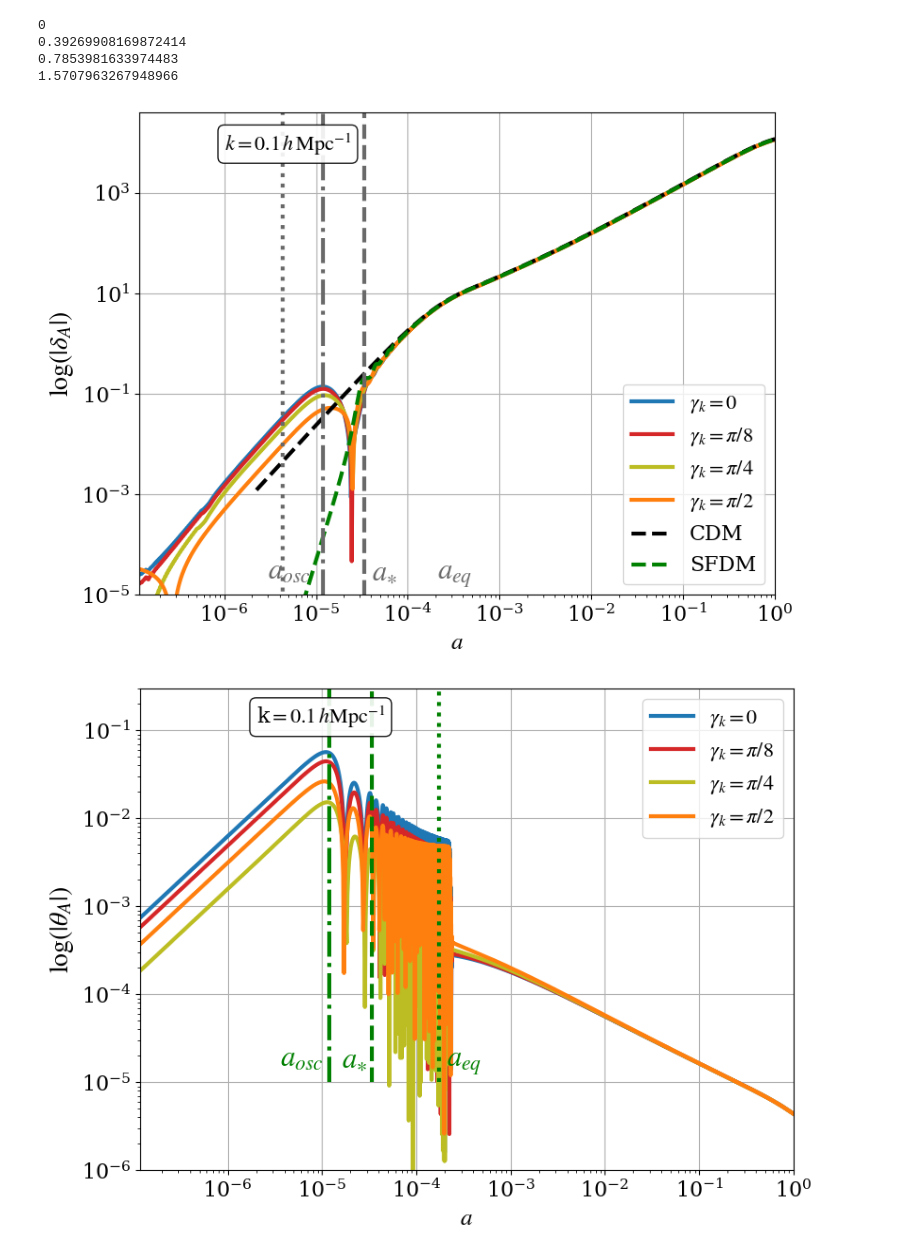
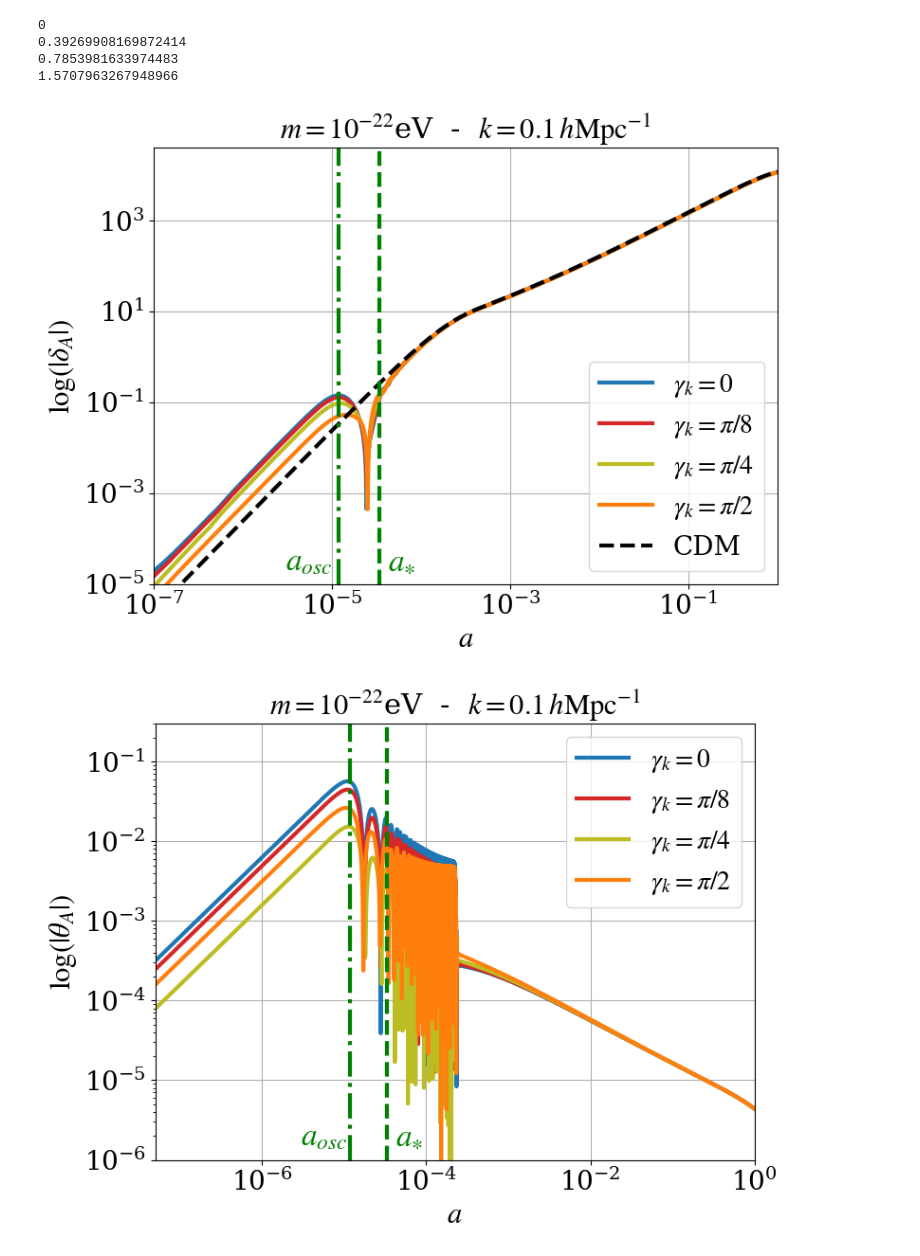
Before and after one commit to classULDM/class.VFDM, a Jupyter notebook: notebooks/Python_wrapper/one_k_gamma_sweep.ipynb, the cells around one changed output. Drawn from its saved outputs; the diff is of its cells as text; code cells hidden in the pictures.

```diff
--- a/notebooks/Python_wrapper/one_k_gamma_sweep.ipynb
+++ b/notebooks/Python_wrapper/one_k_gamma_sweep.ipynb
@@ -29,7 +29,11 @@ k_out = [0.01, 0.1, 1]  # 1/Mpc    Los k tienen que estar en unidades de 1/Mpc p
 mass = 1.e-25 # eV
 
 # Precision overrides (previously hard-coded in include/precisions.h, now set per-notebook)
-precision_settings = {'tol_perturbations_integration': 1.e-5}
+precision_settings = {
+    'start_small_k_at_tau_c_over_tau_h': 0.0004,
+    'start_large_k_at_tau_h_over_tau_k': 0.001,
+    'tol_perturbations_integration': 1.e-6
+}
 
 lcdm_settings = {'omega_b':omega_b,'Omega_cdm':omega_cdm/h_planck**2,'100*theta_s': theta_s,'ln10^{10}A_s' : As
                  ,'n_s':ns,'tau_reio':tau_reio,
@@ -456,72 +341,74 @@ for i in range(len(angles)):
     k_over_ma2H = interp1d(background_k_over_ma2H, background_a)
     k_over_ma = interp1d(background_k_over_ma, background_a)(1.)
 
-    plt.xlabel(r'$a$', size=18)
-    plt.ylabel(r'$\log(|\delta_A|)$', size=20)
+    plt.xlabel(r'$a$', size=22)
+    plt.ylabel(r'$\log(|\delta_A|)$', size=22)
     plt.loglog(a, np.abs(delta_vf), color=color_angles[i], label=r'$\gamma_{k}=%s$'% str(angles_label[i]), lw=3)
 plt.loglog(a_lcdm, np.abs(delta_lcdm), 'k--', label=r'CDM', lw=3)
-plt.loglog(a_scf, np.abs(delta_scf), 'g--', label=r'SFDM', lw=3)
-plt.vlines(k_over_aH, ymin=1.e-5, ymax=1.e5,color='dimgrey',linestyle='dashed',lw=3)
-plt.vlines(a_osc, ymin=1.e-5, ymax=1.e5,color='dimgrey',linestyle='dashdot',lw=3)
-plt.vlines(k_over_ma, ymin=1.e-8, ymax=1.e5,color='dimgrey',linestyle='dotted',lw=3)
-plt.text(1.2*a_equality(1.), 2*1.e-5, r'$a_{eq}$', fontdict={'color':'dimgrey', 'fontweight':'bold'}, size=22)
-plt.text(0.25*a_osc, 2*1.e-5, r'$a_{osc}$', fontdict={'color':'dimgrey', 'fontweight':'bold'}, size=22)
-plt.text(1.2*k_over_aH, 2*1.e-5, r'$a_{\ast}$', fontdict={'color':'dimgrey', 'fontweight':'bold'}, size=22)
-plt.legend(loc='lower right', fontsize=16)
-plt.text(1.e-6, 7.e3, r'$k =  %s \,h\,\rm{Mpc}^{-1}$' % str(k_in_h), bbox=dict(facecolor='white', boxstyle='round',alpha=0.9), size=16)
+#plt.loglog(a_scf, np.abs(delta_scf), 'g--', label=r'SFDM', lw=3)
+plt.vlines(k_over_aH, ymin=1.e-5, ymax=1.e5,color='g',linestyle='dashed',lw=3)
+plt.vlines(a_osc, ymin=1.e-5, ymax=1.e5,color='g',linestyle='dashdot',lw=3)
+#plt.vlines(k_over_ma, ymin=1.e-8, ymax=1.e5,color='dimgrey',linestyle='dotted',lw=3)
+#plt.text(1.2*a_equality(1.), 2*1.e-5, r'$a_{eq}$', fontdict={'color':'dimgrey', 'fontweight':'bold'}, size=22)
+plt.text(0.25*a_osc, 2*1.e-5, r'$a_{osc}$', fontdict={'color':'g', 'fontweight':'bold'}, size=24)
+plt.text(1.25*k_over_aH, 2*1.e-5, r'$a_{\ast}$', fontdict={'color':'g', 'fontweight':'bold'}, size=24)
+plt.legend(loc='lower right', fontsize=20)
+#plt.text(1.e-6, 7.e3, r'$k =  %s \,h\,\rm{Mpc}^{-1}$' % str(k_in_h), bbox=dict(facecolor='white', boxstyle='round',alpha=0.9), size=16)
 plt.grid()
 plt.ylim(1.e-5, 4.e4)
-plt.xlim(a[0], 1)
+plt.xlim(1e-7, 1)
+plt.title(r'$m = 10^{-22}$eV  -  $k = 0.1 \,h \rm{Mpc}^{-1}$', fontsize=22)
+plt.tick_params(axis='both',labelsize=20)
 plt.tight_layout()
-plt.tick_params(axis='both',labelsize=16)
 plt.savefig('../../Figures/delta_A_angles_m=%s_k=01.pdf'%str(mass)[-3:])
 plt.show()
 # %% [output]
-[figure, old version]
+[figure, new version]
 # %%
 # THETA  k = 0.1
 plt.figure(figsize=(8, 6))
 for i in range(len(angles)):
 
     one_k = perts[i]['scalar'][0]
     one_k_lcdm = perturbations_lcdm['scalar'][0]
     theta_vf = one_k['theta_vf']
     a = one_k['a']
     a_lcdm = one_k_lcdm['a']
     h = h_planck # get reduced Hubble for conversions to 1/Mpc
     background_z = background_lcdm['z'] # read redshift
     background_a = 1/(1+background_z)
     rad_abundance = background_lcdm['(.)rho_g']/background_lcdm['(.)rho_crit']
     mat_abundance = (background_lcdm['(.)rho_cdm']+background_lcdm['(.)rho_b'])/background_lcdm['(.)rho_crit']
     a_equality = interp1d(mat_abundance/rad_abundance, background_a)
     a_osc = interp1d(background_lcdm['H [1/Mpc]']/(mass * 1.56 * 1.e29), background_a)(1.)
 
     background_k_over_aH = k/(background_lcdm['H [1/Mpc]']*background_a) # read k/aH = k(1+z)/H
     background_k_over_ma2H = k*np.sqrt(1/(mass* 1.56*10**(29) * background_lcdm['H [1/Mpc]'])*background_z*background_z)
     background_k_over_ma = k/(mass * 1.56* 10**(29) * background_a)
 
     k_over_aH = interp1d(background_k_over_aH, background_a)(1.)
     k_over_ma2H = interp1d(background_k_over_ma2H, background_a)
     k_over_ma = interp1d(background_k_over_ma, background_a)(1.)
 
-    plt.xlabel(r'$a$', size=18)
-    plt.ylabel(r'$\log(|\theta_A|)$', size=20)
+    plt.xlabel(r'$a$', size=22)
+    plt.ylabel(r'$\log(|\theta_A|)$', size=22)
     plt.loglog(a, np.abs(theta_vf), color=color_angles[i], label=r'$\gamma_{k}=%s$'% str(angles_label[i]), lw=3)
-plt.vlines(k_over_aH, ymin=1.e-5, ymax=1.e2,color='g',linestyle='dashed',lw=3)
-plt.vlines(a_osc, ymin=1.e-5, ymax=1.e2,color='g',linestyle='dashdot',lw=3)
-plt.vlines(a_equality(1.), ymin=1.e-5, ymax=1.e5,color='g',linestyle='dotted',lw=3)
-plt.text(1.2*a_equality(1.), 1.5*1.e-5, r'$a_{eq}$', fontdict={'color':'g', 'fontweight':'bold'}, size=22)
-plt.text(0.3*a_osc, 1.5*1.e-5, r'$a_{osc}$', fontdict={'color':'g', 'fontweight':'bold'}, size=22)
-plt.text(0.48*k_over_aH, 1.5*1.e-5, r'$a_{\ast}$', fontdict={'color':'g', 'fontweight':'bold'}, size=22)
-plt.legend(loc='upper right', fontsize=16)
-plt.text(2.e-6, 1.2e-1, r'k$ =  %s \,h\rm{Mpc}^{-1}$' % str(k_in_h), bbox=dict(facecolor='white', boxstyle='round',alpha=0.9), size=16)
+plt.vlines(k_over_aH, ymin=1.e-6, ymax=1.e2,color='g',linestyle='dashed',lw=3)
+plt.vlines(a_osc, ymin=1.e-6, ymax=1.e2,color='g',linestyle='dashdot',lw=3)
+#plt.vlines(a_equality(1.), ymin=1.e-5, ymax=1.e5,color='g',linestyle='dotted',lw=3)
+#plt.text(1.2*a_equality(1.), 1.5*1.e-5, r'$a_{eq}$', fontdict={'color':'g', 'fontweight':'bold'}, size=22)
+plt.text(0.25*a_osc, 1.5*1.e-6, r'$a_{osc}$', fontdict={'color':'g', 'fontweight':'bold'}, size=24)
+plt.text(1.25*k_over_aH, 1.5*1.e-6, r'$a_{\ast}$', fontdict={'color':'g', 'fontweight':'bold'}, size=24)
+plt.legend(loc='upper right', fontsize=20)
+#plt.text(2.e-6, 1.2e-1, r'k$ =  %s \,h\rm{Mpc}^{-1}$' % str(k_in_h), bbox=dict(facecolor='white', boxstyle='round',alpha=0.9), size=16)
 plt.grid()
+plt.ylim(1.e-6, 0.3)
+plt.xlim(5.e-8, 1)
+plt.tick_params(axis='both',labelsize=20)
+plt.title(r'$m = 10^{-22}$eV  -  $k = 0.1 \,h \rm{Mpc}^{-1}$', fontsize=22)
 plt.tight_layout()
-plt.ylim(1.e-6, 0.3)
-plt.xlim(a[0], 1)
-plt.tick_params(axis='both',labelsize=16)
 plt.savefig('../../Figures/theta_A_m=%s_k=01.pdf'%str(mass)[-3:])
 plt.show()
 # %% [output]
-[figure, old version]
+[figure, new version]
 # %%
```
Also changed, not shown: parts of 7 cells of this notebook, 14 other files.
